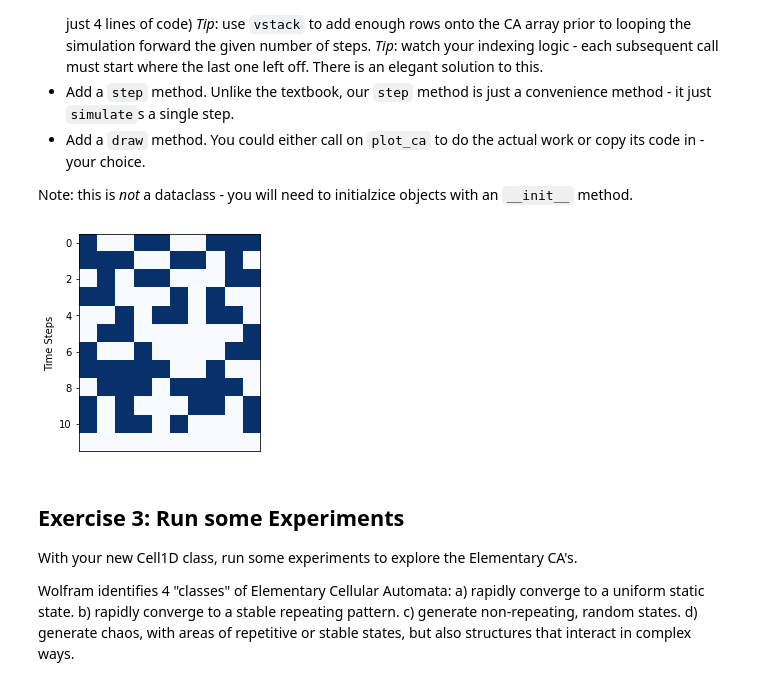
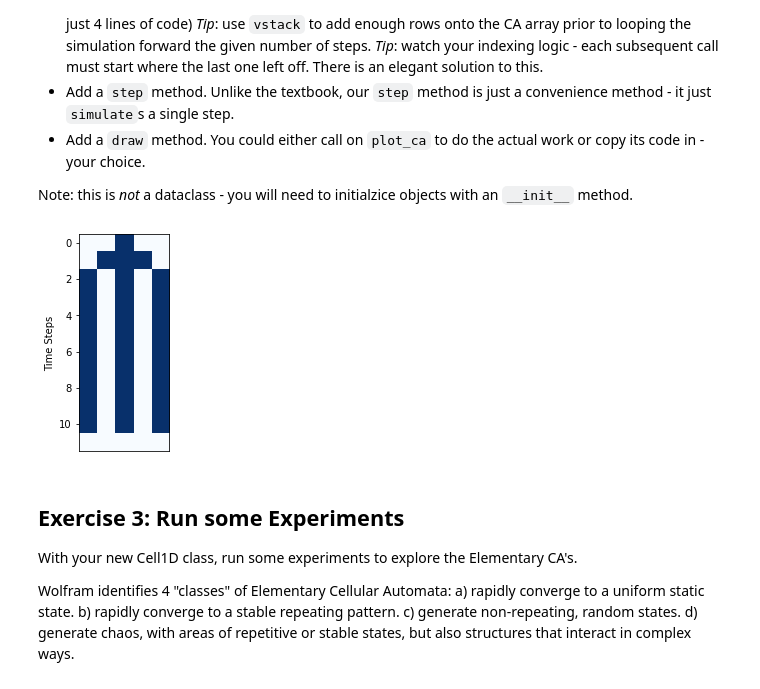
Before and after one commit to owengenge/cap-comp215, a Jupyter notebook: labs/lab05.ipynb, the cells around one changed output. Cells and saved outputs as stored; diff of their text form; code cells hidden in the pictures.

```diff
--- a/labs/lab05.ipynb
+++ b/labs/lab05.ipynb
@@ -148,35 +148,35 @@ Note: this is *not* a dataclass - you will need to initialzice objects with an `
 # Solution for Ex. 2 here...
 
 class Cell1D:
 
   def __init__(self, rule, start_state):
     self.rule = rule
     self.start_state = start_state
 
   def simulate(self, n_steps):
     ca_timesteps = np.vstack([self.start_state, np.zeros((n_steps, len(self.start_state)), dtype=np.uint8)])
     for t in range(1, n_steps):
         ca_timesteps[t] = transition(ca_timesteps[t-1], self.rule)
     return ca_timesteps
 
   def step(self):
     return self.simulate[1]
 
   def draw(self, array):
     plt.title('')
     plt.xticks([])
     plt.ylabel('Time Steps')
     plt.imshow(array, cmap='Blues', interpolation='none')
 
 rule =  get_lookup_table(150)
-start_state1 = [1,0,0,1,1,0,0,1,1,1]
+start_state1 = single_centre_array(5)
 ca = Cell1D(rule, start_state1)
 
 array = ca.simulate(11)
 
 ca.draw(array)
 # %% [output]
-[figure, old version]
+[figure, new version]
 # %% [markdown]
 ## Exercise 3: Run some Experiments
 With your new Cell1D class, run some experiments to explore the Elementary CA's.
```
Also changed, not shown: parts of 1 cell of this notebook.
